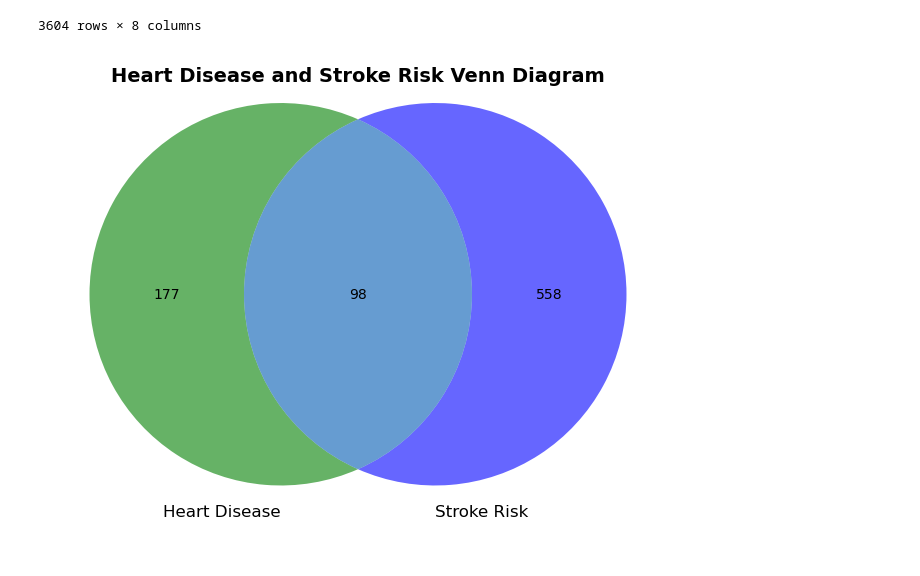
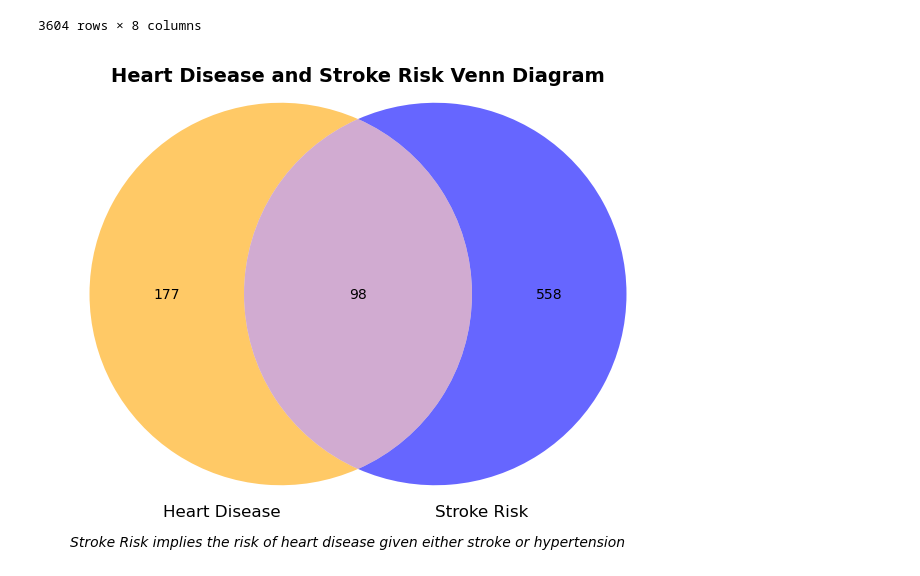
Before and after one commit to Mulders95/Predicting_Stroke_and_Heart_Disease, a Jupyter notebook: venn_diagram.ipynb, the cells around one changed output. Saved outputs shown, nothing was run; the diff lists cells and outputs as text; code cells hidden in the pictures.

```diff
--- a/venn_diagram.ipynb
+++ b/venn_diagram.ipynb
@@ -52,12 +59,17 @@ heartdisease_df
 # %%
 # Sets of indices where stroke and heart risk are present
 A = set(heartdisease_df[heartdisease_df['heart_disease'] == 1].index)
 B = set(heartdisease_df[heartdisease_df['stroke_risk'] == 1].index)
 
 # Create the Venn diagram
 plt.figure(figsize=(8, 8))
-venn2_unweighted([A, B], set_labels=('Heart Disease', 'Stroke Risk'), set_colors=("green", "blue"), alpha=0.6)
+venn2_unweighted([A, B], set_labels=('Heart Disease', 'Stroke Risk'), set_colors=("orange", "blue"), alpha=0.6)
 plt.title("Heart Disease and Stroke Risk Venn Diagram", fontweight="bold", fontsize=14, y = 0.94)
+
+# Subtitle below the diagram
+plt.figtext(0.5, 0.18, "Stroke Risk implies the risk of heart disease given either stroke or hypertension",
+            ha="center", fontsize=10, fontstyle="italic")
+
 plt.show()
 # %% [output]
-[figure, old version]
+[figure, new version]
```
Also changed, not shown: parts of 2 cells of this notebook, 3 other files.
